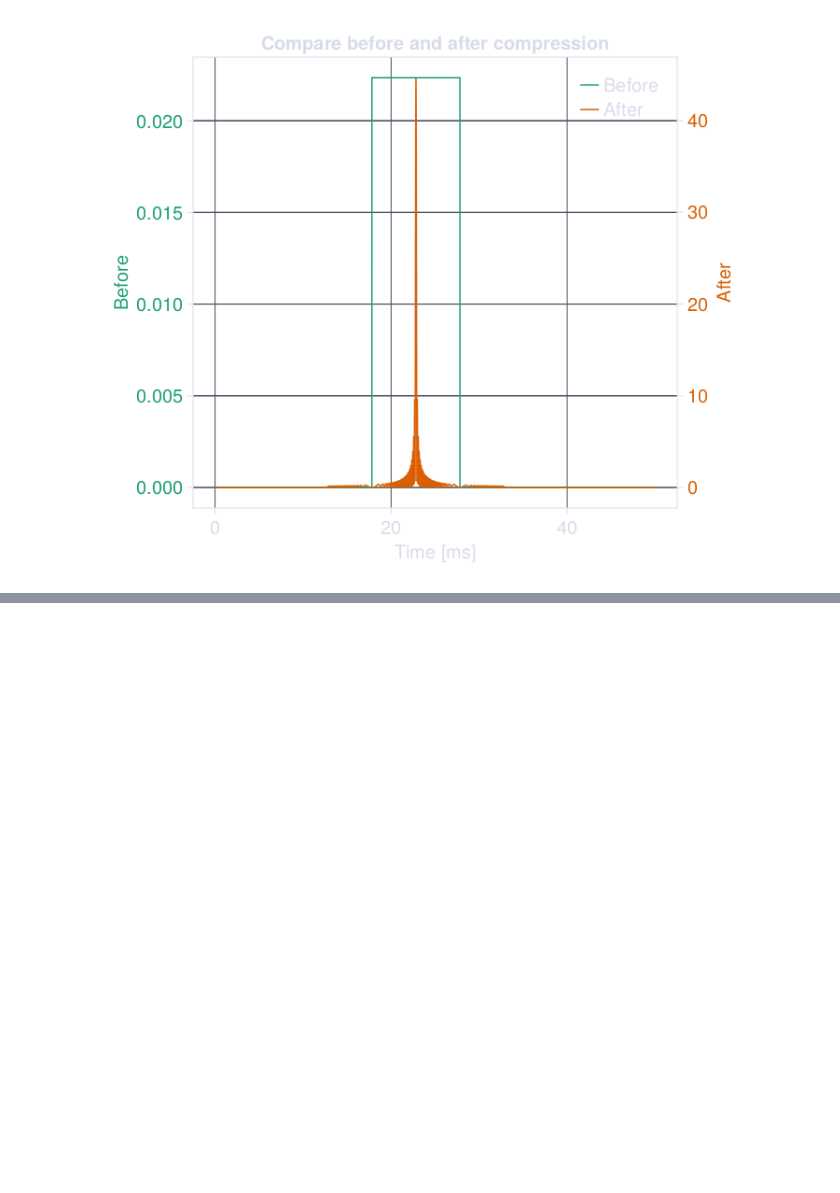
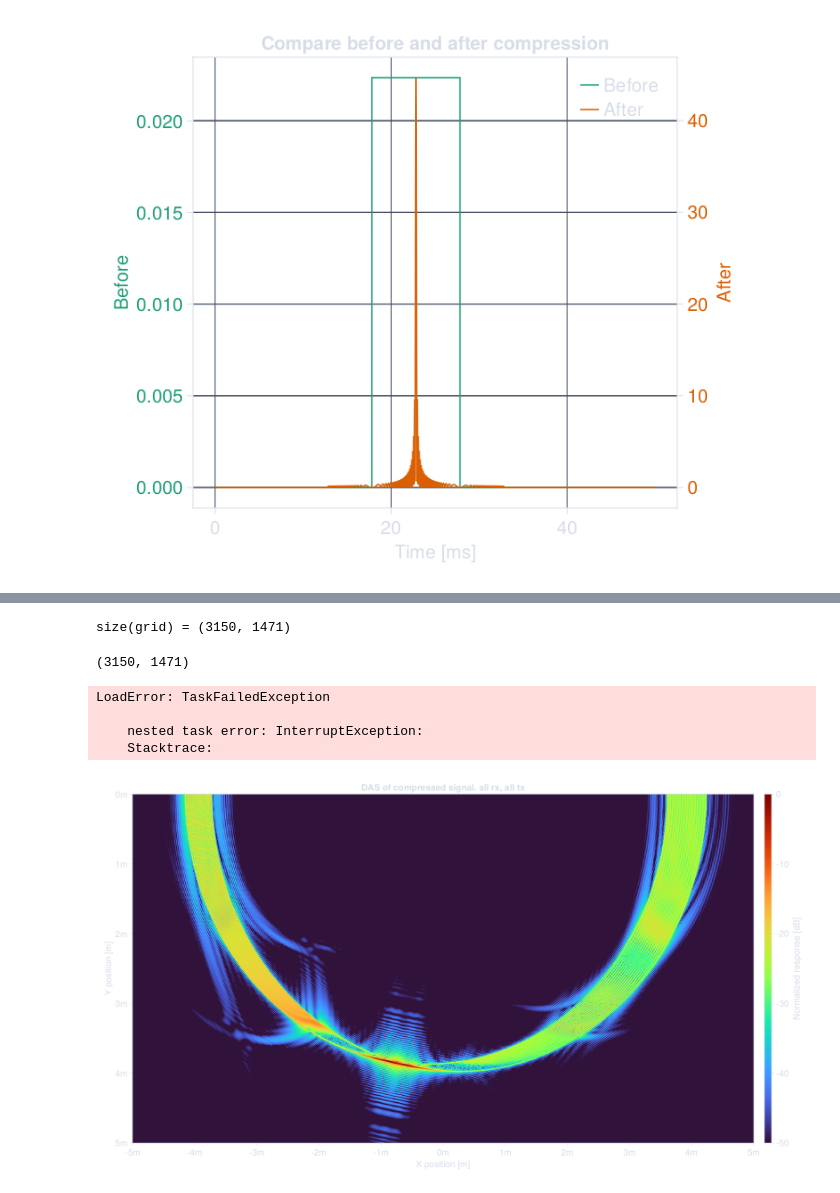
Before and after one commit to simonabj/Studies, a Jupyter notebook: IN5450/Project3/code.ipynb, the cells around one changed output, grey strips where cells are left out. Cells and saved outputs as stored; diff of their text form; code cells hidden in the pictures; blank space fills up the shorter version.

Commit message:
Finish task 3

```diff
--- a/IN5450/Project3/code.ipynb
+++ b/IN5450/Project3/code.ipynb
@@ -109,0 +177,3 @@ F
+# %%
+δr = c/2B |> toUnit(u"m");
+@show δr;
@@ -113,0 +205,13 @@ F
+# %%
+X = (-5:δβₐ/10:5)m
+Y =  0m:δr/5:5m
+grid = [ [i,j] for i=X, j=Y ]
+mfdata = mapslices(channel -> match_filter(channel, S_up), tdma_data, dims=(1,))
+
+# result = DAS(grid, mfdata, tₓ_pos, rₓ_pos);
+@show size(grid)
+# amp_result = abs.(result)
+# db_result = amp_result./maximum(amp_result) .|> amp2db;
+# %% [output]
+size(grid) = (3150, 1471)
+(3150, 1471)
@@ -113,0 +259,7 @@ F
+# %%
+results_mt = DAS_MT(grid, mfdata, tₓ_pos, rₓ_pos);
+# %% [output]
+LoadError: TaskFailedException
+
+    nested task error: InterruptException:
+    Stacktrace:
@@ -113,0 +268,19 @@ F
+# %%
+amp_result = abs.(results_mt)
+db_result = amp_result./maximum(amp_result) .|> amp2db;
+xs = range(-5,5,size(db_result,1))
+ys = range( 0,5,size(db_result,2))
+F = Figure(backgroundcolor=bg, resolution=(1600, 900))
+ax = Axis(
+    F[1,1],
+    xlabel="X position [m]", ylabel="Y position [m]",
+    xticks=MultiplesTicks(11,1,"m"), yticks=MultiplesTicks(6, 1, "m"),
+    yreversed=true,
+    title="DAS of compressed signal. all rx, all tx"
+)
+clims = (-50, 0)
+hm = heatmap!(ax, xs, ys, db_result, colorrange=clims, colormap=:turbo)
+cb = Colorbar(F[1,2], hm, label="Normalized response [dB]")
+F
+# %% [output]
+[figure, added]
```
Also changed, not shown: parts of 42 cells of this notebook, 2 other files.
